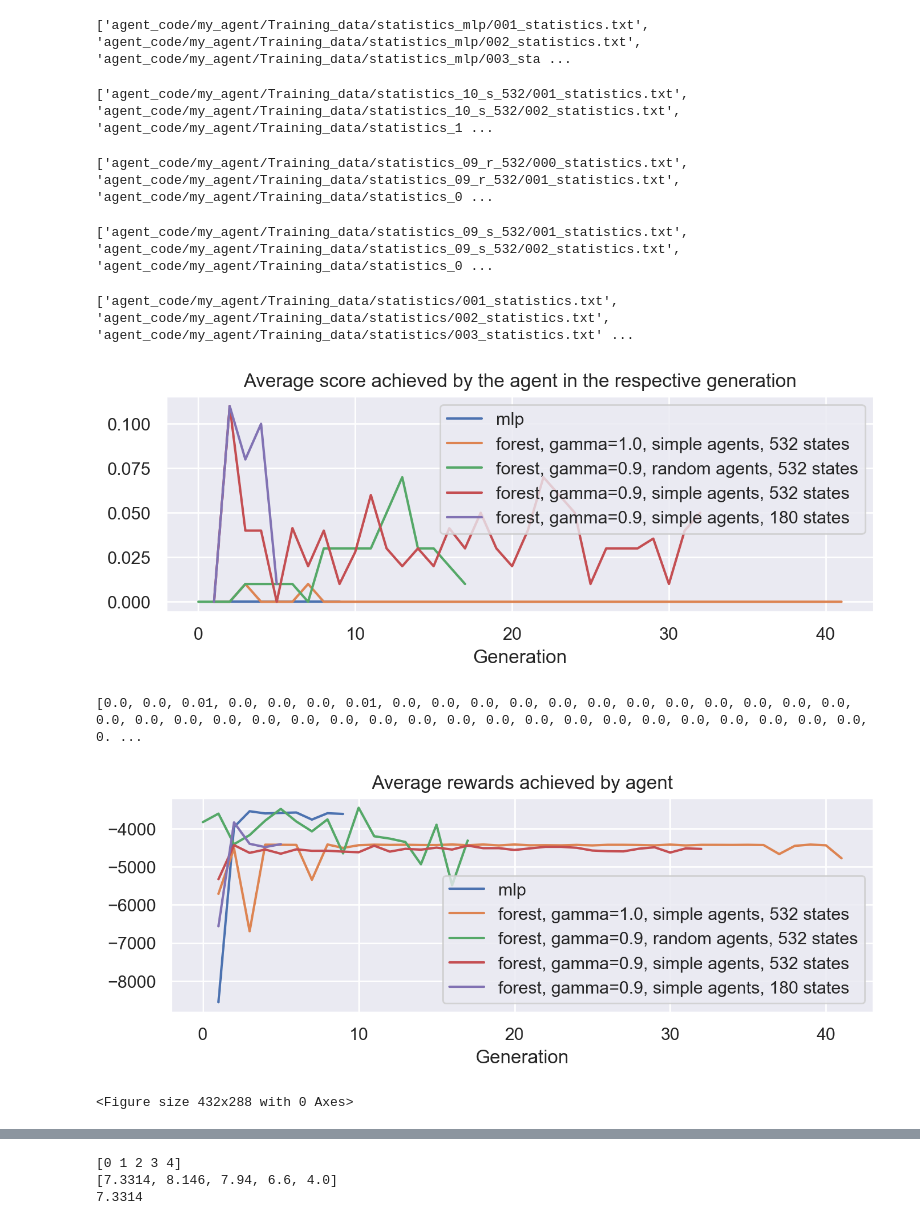
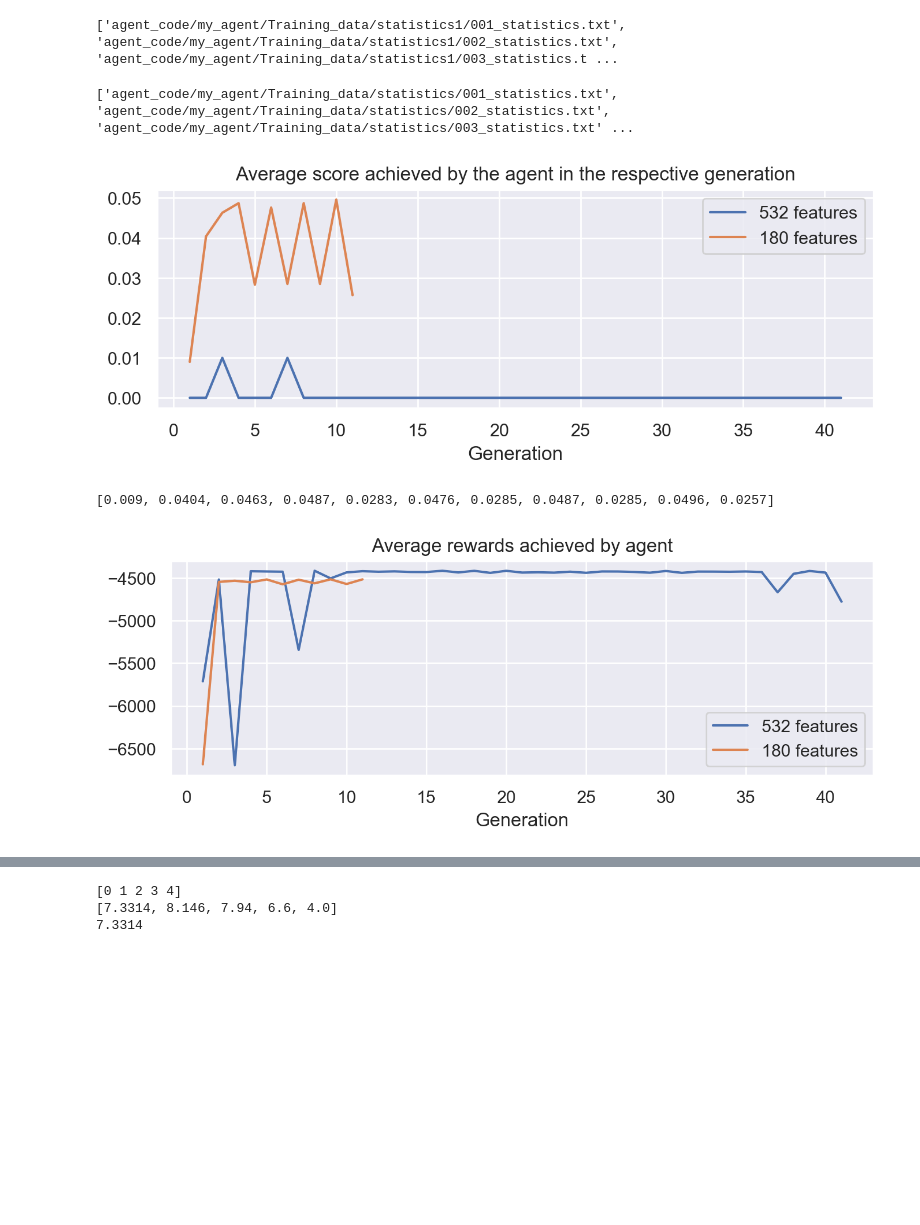
Before and after one commit to nessyht/FOML-Bomberman, a Jupyter notebook: Stat analysis.ipynb, the cells around one changed output, grey strips where cells are left out. Saved outputs shown, nothing was run; the diff lists cells and outputs as text; code cells hidden in the pictures; blank space fills up the shorter version.

```diff
--- a/Stat analysis.ipynb
+++ b/Stat analysis.ipynb
@@ -31,8 +31,6 @@ def read_stats(rootdir):
             # gen_survived = np.append(gen_survived, ep['alive'])
             if ep['steps'] < 400:
                 gen_survived = np.append(gen_survived, False)
-            else:
-                gen_survived = np.append(gen_survived, True)
             gen_reward = np.append(gen_reward, ep['reward'])
             gen_time = np.append(gen_time, ep['mean_time'])
             gen_steps = np.append(gen_steps, ep['steps'])
@@ -55,59 +53,33 @@ def get_xy(dictionary):
 
     return x,y
 # %%
-rootdir = os.fsdecode('agent_code/my_agent/Training_data/statistics_mlp')
+rootdir = os.fsdecode('agent_code/my_agent/Training_data/statistics1')
 scores1, survived1, reward1, time1, steps1 = read_stats(rootdir)
-label1 = "mlp"
 # %% [output]
-['agent_code/my_agent/Training_data/statistics_mlp/001_statistics.txt', 'agent_code/my_agent/Training_data/statistics_mlp/002_statistics.txt', 'agent_code/my_agent/Training_data/statistics_mlp/003_sta ...
+['agent_code/my_agent/Training_data/statistics1/001_statistics.txt', 'agent_code/my_agent/Training_data/statistics1/002_statistics.txt', 'agent_code/my_agent/Training_data/statistics1/003_statistics.t ...
 # %%
-rootdir = os.fsdecode('agent_code/my_agent/Training_data/statistics_10_s_532')
+rootdir = os.fsdecode('agent_code/my_agent/Training_data/statistics')
 scores2, survived2, reward2, time2, steps2 = read_stats(rootdir)
-label2 = "forest, gamma=1.0, simple agents, 532 states"
 # %% [output]
-['agent_code/my_agent/Training_data/statistics_10_s_532/001_statistics.txt', 'agent_code/my_agent/Training_data/statistics_10_s_532/002_statistics.txt', 'agent_code/my_agent/Training_data/statistics_1 ...
+['agent_code/my_agent/Training_data/statistics/001_statistics.txt', 'agent_code/my_agent/Training_data/statistics/002_statistics.txt', 'agent_code/my_agent/Training_data/statistics/003_statistics.txt' ...
-# %%
-rootdir = os.fsdecode('agent_code/my_agent/Training_data/statistics_09_r_532')
-scores3, survived3, reward3, time3, steps3 = read_stats(rootdir)
-label3 = "forest, gamma=0.9, random agents, 532 states"
-# %% [output]
-['agent_code/my_agent/Training_data/statistics_09_r_532/000_statistics.txt', 'agent_code/my_agent/Training_data/statistics_09_r_532/001_statistics.txt', 'agent_code/my_agent/Training_data/statistics_0 ...
-# %%
-rootdir = os.fsdecode('agent_code/my_agent/Training_data/statistics_09_s_532')
-scores4, survived4, reward4, time4, steps4 = read_stats(rootdir)
-label4 = "forest, gamma=0.9, simple agents, 532 states"
-# %% [output]
-['agent_code/my_agent/Training_data/statistics_09_s_532/001_statistics.txt', 'agent_code/my_agent/Training_data/statistics_09_s_532/002_statistics.txt', 'agent_code/my_agent/Training_data/statistics_0 ...
-# %%
-rootdir = os.fsdecode('agent_code/my_agent/Training_data/statistics')
-scores5, survived5, reward5, time5, steps5 = read_stats(rootdir)
-label5 = "forest, gamma=0.9, simple agents, 180 states"
-# %% [output]
-['agent_code/my_agent/Training_data/statistics/001_statistics.txt', 'agent_code/my_agent/Training_data/statistics/002_statistics.txt', 'agent_code/my_agent/Training_data/statistics/003_statistics.txt' ...
 # %%
 plt.figure(figsize=(8,2.5),dpi=200)
 plt.title('Average score achieved by the agent in the respective generation')
 
 x1, y1 = get_xy(scores1)
 x2, y2 = get_xy(scores2)
-x3, y3 = get_xy(scores3)
-x4, y4 = get_xy(scores4)
-x5, y5 = get_xy(scores5)
 
 plt.xlabel('Generation')
-plt.plot(x1, y1, label=label1)
-plt.plot(x2, y2, label=label2)
-plt.plot(x3, y3, label=label3)
-plt.plot(x4, y4, label=label4)
-plt.plot(x5, y5, label=label5)
+plt.plot(x1, y1, label='532 features')
+plt.plot(x2, y2, label='180 features')
 plt.legend()
 plt.show()
 # %% [output]
-[figure, old version]
+[figure, new version]
 # %%
 print(y2)
 # %% [output]
-[0.0, 0.0, 0.01, 0.0, 0.0, 0.0, 0.01, 0.0, 0.0, 0.0, 0.0, 0.0, 0.0, 0.0, 0.0, 0.0, 0.0, 0.0, 0.0, 0.0, 0.0, 0.0, 0.0, 0.0, 0.0, 0.0, 0.0, 0.0, 0.0, 0.0, 0.0, 0.0, 0.0, 0.0, 0.0, 0.0, 0.0, 0.0, 0.0, 0. ...
+[0.009, 0.0404, 0.0463, 0.0487, 0.0283, 0.0476, 0.0285, 0.0487, 0.0285, 0.0496, 0.0257]
 # %%
 #scores, survived, reward, time, steps
 plt.figure(figsize=(8,2.5),dpi=200)
@@ -115,22 +87,14 @@ plt.title('Average rewards achieved by agent')
 
 x1, y1 = get_xy(reward1)
 x2, y2 = get_xy(reward2)
-x3, y3 = get_xy(reward3)
-x4, y4 = get_xy(reward4)
-x5, y5 = get_xy(reward5)
 
 plt.xlabel('Generation')
-plt.plot(x1, y1, label=label1)
-plt.plot(x2, y2, label=label2)
-plt.plot(x3, y3, label=label3)
-plt.plot(x4, y4, label=label4)
-plt.plot(x5, y5, label=label5)
+plt.plot(x1, y1, label='532 features')
+plt.plot(x2, y2, label='180 features')
 plt.legend()
 plt.show()
-plt.savefig("LaTex/images/mlp_vs_forest_gamma_1.0.png")
 # %% [output]
-[figure, old version]
+[figure, new version]
-<Figure size 432x288 with 0 Axes>
 # %%
 #scores, survived, reward, time, steps
 plt.figure(figsize=(8,2.5),dpi=200)
```
Also changed, not shown: parts of 4 cells of this notebook, 10 other files.
